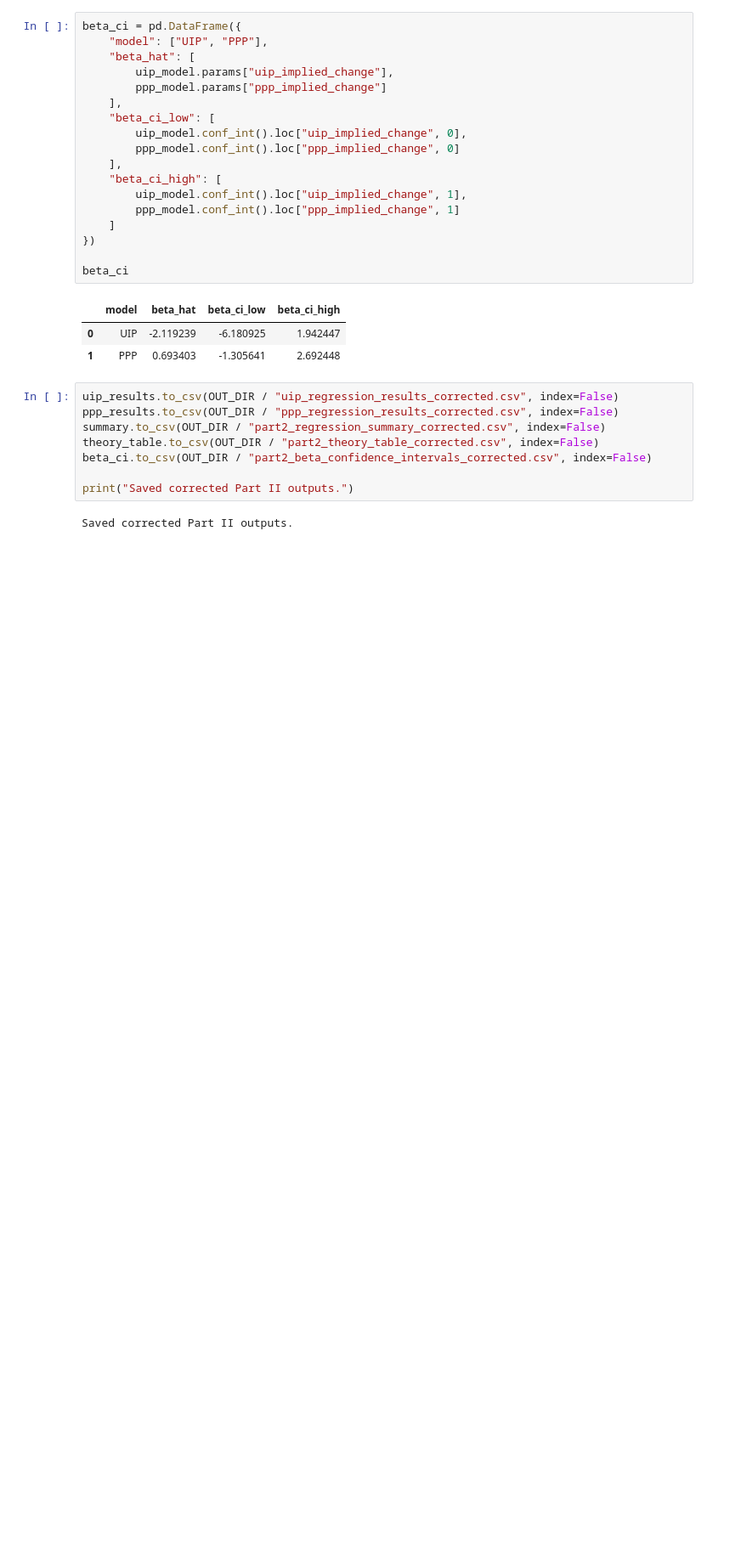
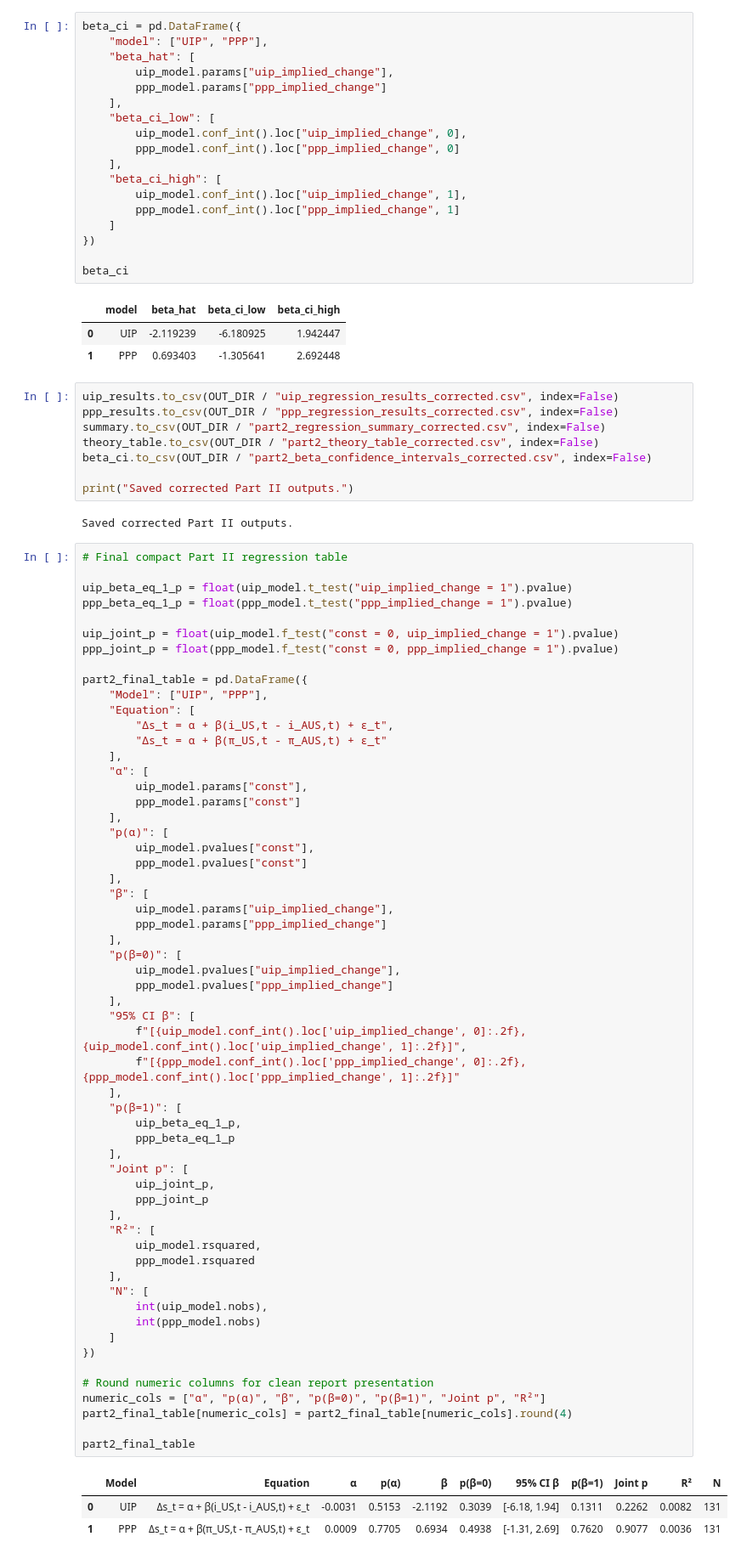
Before and after one commit to marwanferreira/audusd-carry-uip-ppp, a Jupyter notebook: notebooks/02_part2_uip_ppp_regressions.ipynb, the cells around one changed output. Shown at 85% size. Saved outputs shown, nothing was run; the diff lists cells and outputs as text; blank space fills up the shorter version.

```diff
--- a/notebooks/02_part2_uip_ppp_regressions.ipynb
+++ b/notebooks/02_part2_uip_ppp_regressions.ipynb
@@ -282,3 +282,65 @@ beta_ci.to_csv(OUT_DIR / "part2_beta_confidence_intervals_corrected.csv", index=
 print("Saved corrected Part II outputs.")
 # %% [output]
 Saved corrected Part II outputs.
+# %%
+# Final compact Part II regression table
+
+uip_beta_eq_1_p = float(uip_model.t_test("uip_implied_change = 1").pvalue)
+ppp_beta_eq_1_p = float(ppp_model.t_test("ppp_implied_change = 1").pvalue)
+
+uip_joint_p = float(uip_model.f_test("const = 0, uip_implied_change = 1").pvalue)
+ppp_joint_p = float(ppp_model.f_test("const = 0, ppp_implied_change = 1").pvalue)
+
+part2_final_table = pd.DataFrame({
+    "Model": ["UIP", "PPP"],
+    "Equation": [
+        "Δs_t = α + β(i_US,t - i_AUS,t) + ε_t",
+        "Δs_t = α + β(π_US,t - π_AUS,t) + ε_t"
+    ],
+    "α": [
+        uip_model.params["const"],
+        ppp_model.params["const"]
+    ],
+    "p(α)": [
+        uip_model.pvalues["const"],
+        ppp_model.pvalues["const"]
+    ],
+    "β": [
+        uip_model.params["uip_implied_change"],
+        ppp_model.params["ppp_implied_change"]
+    ],
+    "p(β=0)": [
+        uip_model.pvalues["uip_implied_change"],
+        ppp_model.pvalues["ppp_implied_change"]
+    ],
+    "95% CI β": [
+        f"[{uip_model.conf_int().loc['uip_implied_change', 0]:.2f}, {uip_model.conf_int().loc['uip_implied_change', 1]:.2f}]",
+        f"[{ppp_model.conf_int().loc['ppp_implied_change', 0]:.2f}, {ppp_model.conf_int().loc['ppp_implied_change', 1]:.2f}]"
+    ],
+    "p(β=1)": [
+        uip_beta_eq_1_p,
+        ppp_beta_eq_1_p
+    ],
+    "Joint p": [
+        uip_joint_p,
+        ppp_joint_p
+    ],
+    "R²": [
+        uip_model.rsquared,
+        ppp_model.rsquared
+    ],
+    "N": [
+        int(uip_model.nobs),
+        int(ppp_model.nobs)
+    ]
+})
+
+# Round numeric columns for clean report presentation
+numeric_cols = ["α", "p(α)", "β", "p(β=0)", "p(β=1)", "Joint p", "R²"]
+part2_final_table[numeric_cols] = part2_final_table[numeric_cols].round(4)
+
+part2_final_table
+# %% [output]
+|  | Model | Equation | α | p(α) | β | p(β=0) | 95% CI β | p(β=1) | Joint p | R² | N |
+| 0 | UIP | Δs_t = α + β(i_US,t - i_AUS,t) + ε_t | -0.0031 | 0.5153 | -2.1192 | 0.3039 | [-6.18, 1.94] | 0.1311 | 0.2262 | 0.0082 | 131 |
+| 1 | PPP | Δs_t = α + β(π_US,t - π_AUS,t) + ε_t | 0.0009 | 0.7705 | 0.6934 | 0.4938 | [-1.31, 2.69] | 0.7620 | 0.9077 | 0.0036 | 131 |
```
Also changed, not shown: parts of 1 cell of this notebook, 2 other files.
